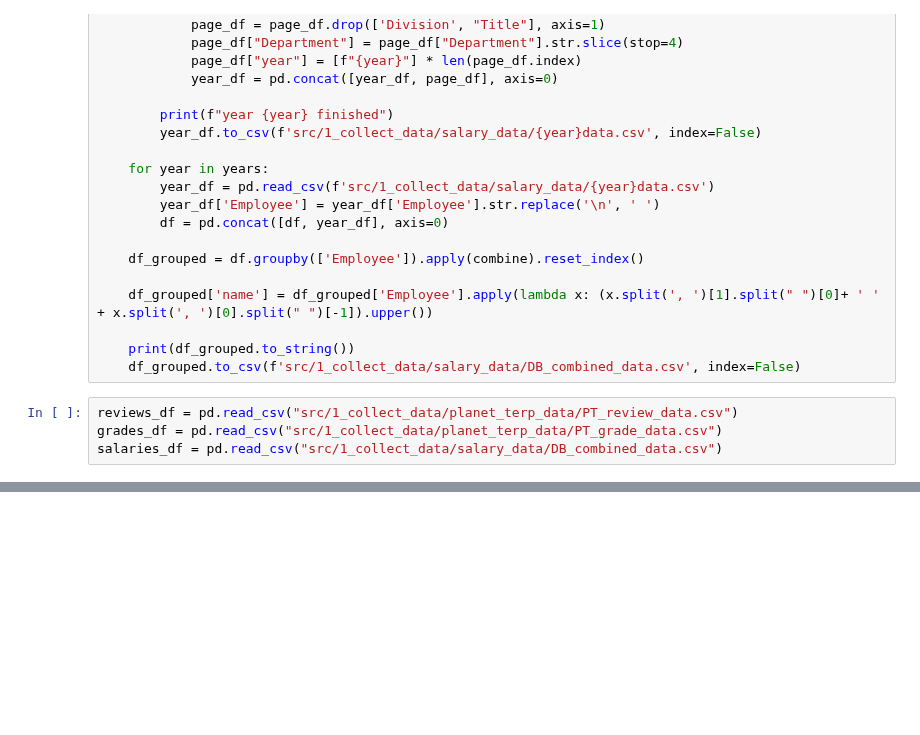
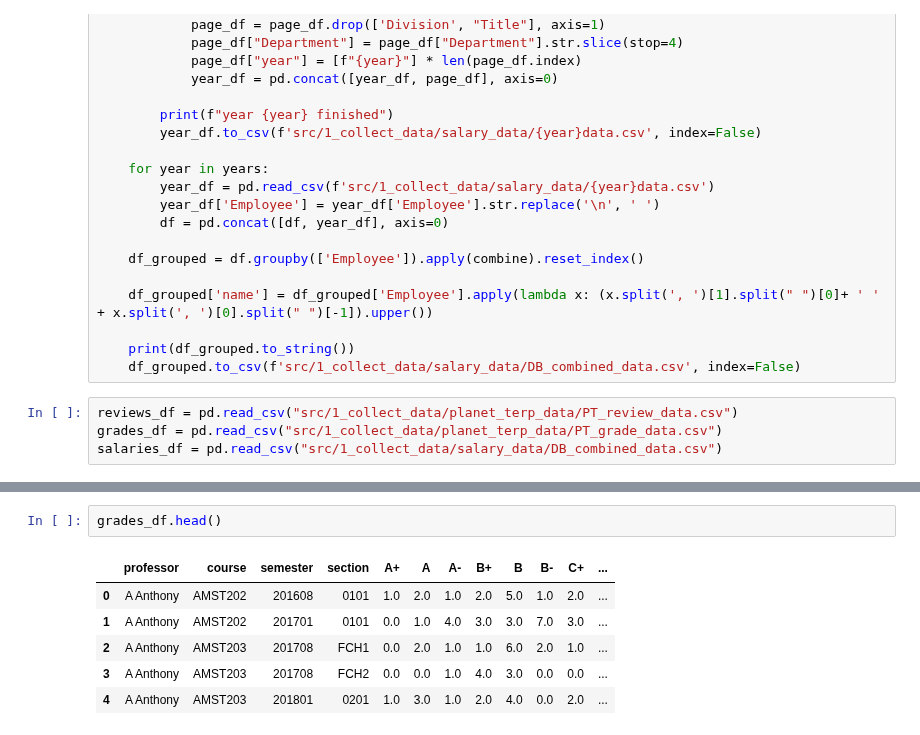
Before and after one commit to aaronl1661/teacherSalaryAnalysis, a Jupyter notebook: index.ipynb, the cells around one changed output, grey strips where cells are left out. Cells and saved outputs as stored; diff of their text form; blank space fills up the shorter version.

```diff
--- a/index.ipynb
+++ b/index.ipynb
@@ -166,0 +188,9 @@ salaries_df = pd.read_csv("src/1_collect_data/salary_data/DB_combined_data.csv")
+# %%
+grades_df.head()
+# %% [output]
+|  | professor | course | semester | section | A+ | A | A- | B+ | B | B- | C+ | ... |
+| 0 | A Anthony | AMST202 | 201608 | 0101 | 1.0 | 2.0 | 1.0 | 2.0 | 5.0 | 1.0 | 2.0 | ... |
+| 1 | A Anthony | AMST202 | 201701 | 0101 | 0.0 | 1.0 | 4.0 | 3.0 | 3.0 | 7.0 | 3.0 | ... |
+| 2 | A Anthony | AMST203 | 201708 | FCH1 | 0.0 | 2.0 | 1.0 | 1.0 | 6.0 | 2.0 | 1.0 | ... |
+| 3 | A Anthony | AMST203 | 201708 | FCH2 | 0.0 | 0.0 | 1.0 | 4.0 | 3.0 | 0.0 | 0.0 | ... |
+| 4 | A Anthony | AMST203 | 201801 | 0201 | 1.0 | 3.0 | 1.0 | 2.0 | 4.0 | 0.0 | 2.0 | ... |
```
Also changed, not shown: parts of 22 cells of this notebook, 3 other files.
